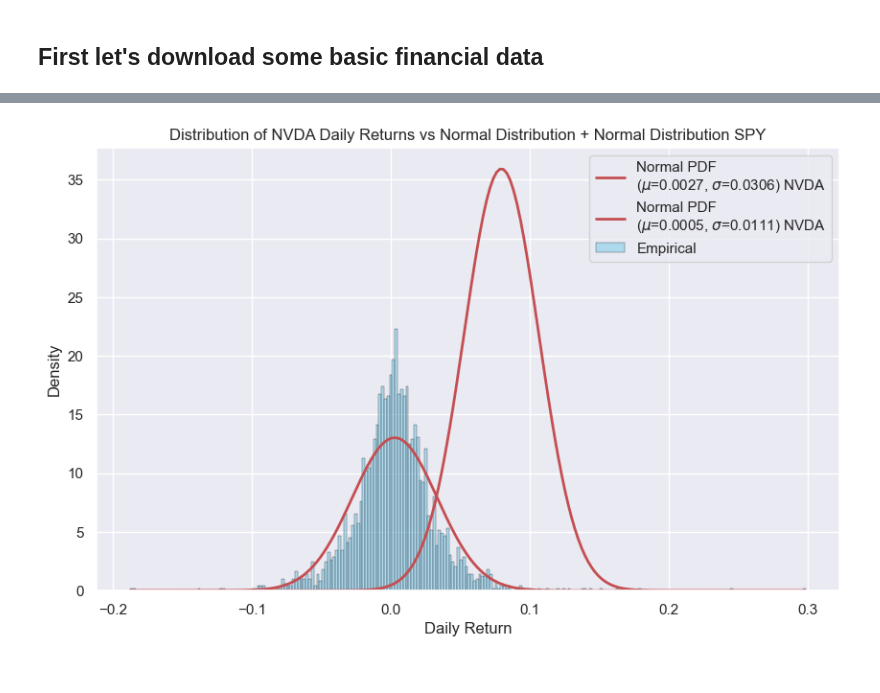
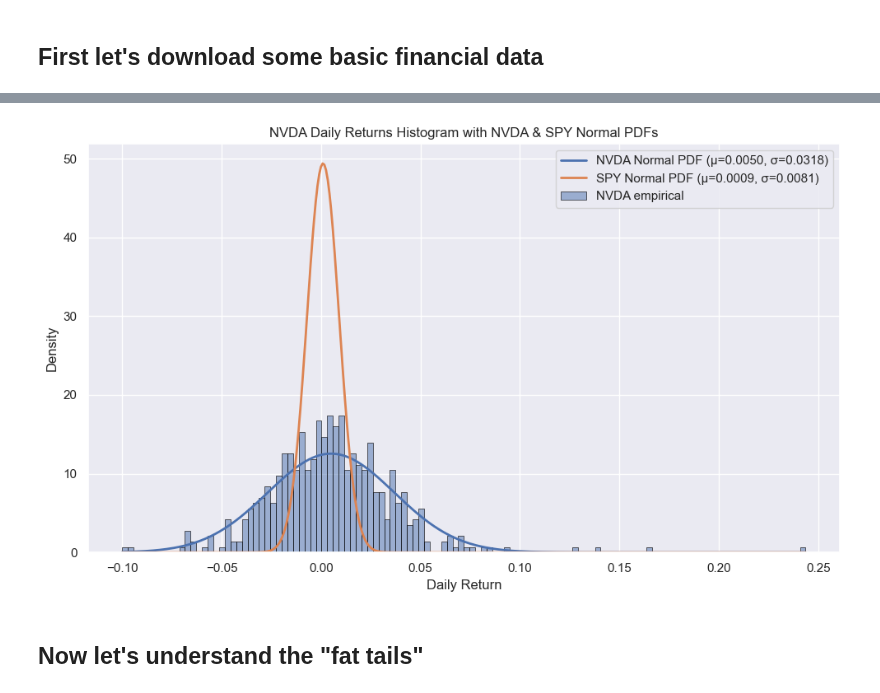
Before and after one commit to arthurdhonneur7/TFA-2025-2026, a Jupyter notebook: lectures/lecture_1/lecture_1.ipynb, the cells around one changed output, grey strips where cells are left out. Drawn from its saved outputs; the diff is of its cells as text; code cells hidden in the pictures.

```diff
--- a/lectures/lecture_1/lecture_1.ipynb
+++ b/lectures/lecture_1/lecture_1.ipynb
@@ -14,8 +16,7 @@ import matplotlib.pyplot as plt
 sns.set_theme()
 
 # Download daily price data for SPY
-spy = yf.download("SPY", start="2015-01-01", end="2025-01-01")
-nvd = yf.download("NVDA", start="2015-01-01", end="2025-01-01")
+spy = yf.download("SPY", start="2023-01-01", end="2025-01-01", auto_adjust=True)
 
 spy.head()
 # %% [output]
@@ -110,0 +86,8 @@ plt.show()
+# %%
+nvd = yf.download("NVDA", start="2023-01-01", end="2025-01-01", auto_adjust=True)
+
+new_columns = ['close', 'high', 'low', 'open', 'volume']
+
+nvd.columns = new_columns
+
+nvd.head()
@@ -121,27 +129,49 @@ nvd.columns = new_columns
 # %%
-# Drop NA values from returns
-nvd.loc[:, 'returns'] = nvd['close'].pct_change()
-returns = nvd["returns"].dropna()
+import numpy as np
+import seaborn as sns
+import matplotlib.pyplot as plt
+from scipy.stats import norm
 
-# Estimate mean and std of returns
-mu_nvd, sigma_nvd = returns.mean(), returns.std()
+# If your dataframes have 'Close' instead of 'close', change the keys accordingly.
+# Compute returns
+nvd["returns"] = nvd["close"].pct_change()
+spy["returns"] = spy["close"].pct_change()
 
-# Create a range of values for the normal PDF
-x = np.linspace(returns.min(), returns.max(), 200)
-pdf_nvd = norm.pdf(x, mu_nvd, sigma_nvd)
+# Drop NA
+nvda_ret = nvd["returns"].dropna()
+spy_ret = spy["returns"].dropna()
 
-# Plot histogram of returns with seaborn
+# Sample mean/std
+mu_nvda, sigma_nvda = nvda_ret.mean(), nvda_ret.std()
+mu_spy,  sigma_spy  = spy_ret.mean(),  spy_ret.std()
+
+# x-range covering BOTH series for a fair visual comparison
+x_min = min(nvda_ret.min(), spy_ret.min())
+x_max = max(nvda_ret.max(), spy_ret.max())
+x = np.linspace(x_min, x_max, 400)
+
+# Normal PDFs implied by sample moments
+pdf_nvda = norm.pdf(x, mu_nvda, sigma_nvda)
+pdf_spy  = norm.pdf(x, mu_spy,  sigma_spy)
+
+# Plot
+sns.set_theme()
 plt.figure(figsize=(10, 6))
-sns.histplot(returns, bins=250, stat="density", color="skyblue", edgecolor="black", alpha=0.6, label="Empirical")
 
-# Plot the normal PDF
-plt.plot(x, pdf_spy, 'r-', lw=2, label=f"Normal PDF\n($\\mu$={mu_nvd:.4f}, $\\sigma$={sigma_nvd:.4f}) NVDA")
-plt.plot(x, pdf_nvd, 'r-', lw=2, label=f"Normal PDF\n($\\mu$={mu_spy:.4f}, $\\sigma$={sigma_spy:.4f}) NVDA")
+# Histogram of NVDA returns as density
+sns.histplot(nvda_ret, bins=120, stat="density", edgecolor="black", alpha=0.5, label="NVDA empirical")
 
-plt.title("Distribution of NVDA Daily Returns vs Normal Distribution + Normal Distribution SPY")
+# Overlay PDFs
+plt.plot(x, pdf_nvda, linewidth=2, label=f"NVDA Normal PDF (μ={mu_nvda:.4f}, σ={sigma_nvda:.4f})")
+plt.plot(x, pdf_spy,  linewidth=2, label=f"SPY Normal PDF (μ={mu_spy:.4f}, σ={sigma_spy:.4f})")
+
+plt.title("NVDA Daily Returns Histogram with NVDA & SPY Normal PDFs")
 plt.xlabel("Daily Return")
 plt.ylabel("Density")
 plt.legend()
+plt.tight_layout()
 plt.show()
 # %% [output]
-[figure, old version]
+[figure, new version]
+# %% [markdown]
+## Now let's understand the "fat tails"
```
Also changed, not shown: parts of 24 cells of this notebook.
